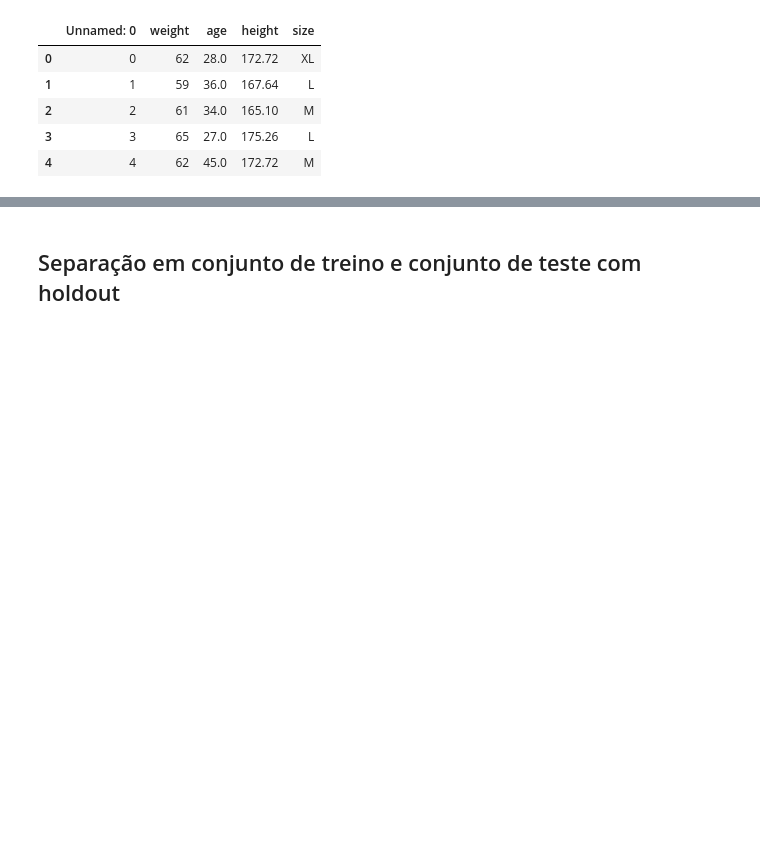
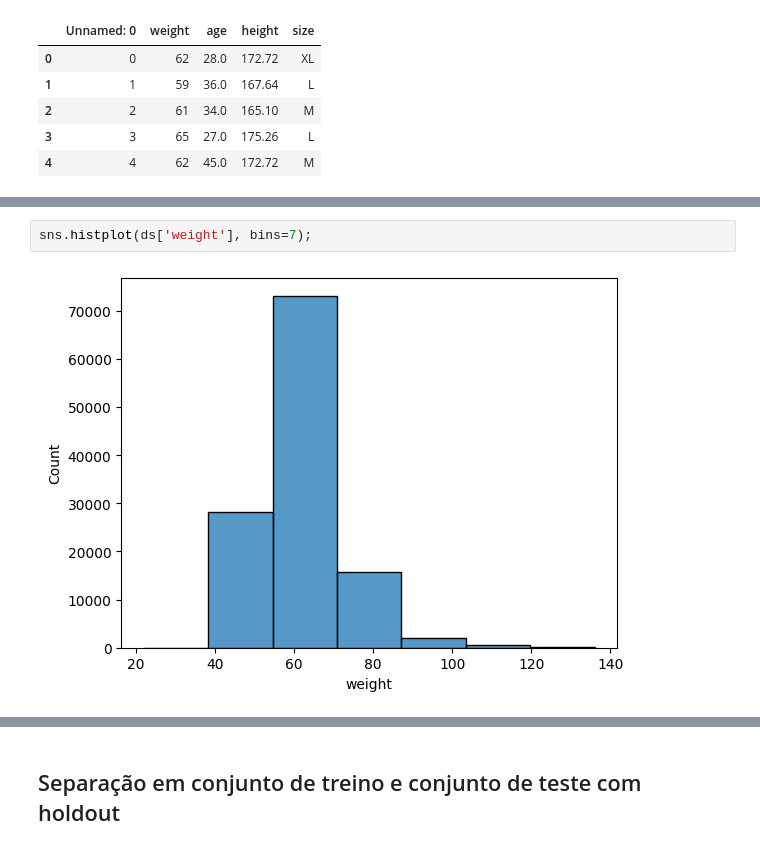
Before and after one commit to szalontai/PUC_Rio_MVP_sprint_04, a Jupyter notebook: MVP.ipynb, the cells around one changed output, grey strips where cells are left out. Cells and saved outputs as stored; diff of their text form; blank space fills up the shorter version.

```diff
--- a/MVP.ipynb
+++ b/MVP.ipynb
@@ -63,0 +182,4 @@ ds
+# %%
+sns.histplot(ds['weight'], bins=7);
+# %% [output]
+[figure, added]
```
Also changed, not shown: parts of 13 cells of this notebook.
